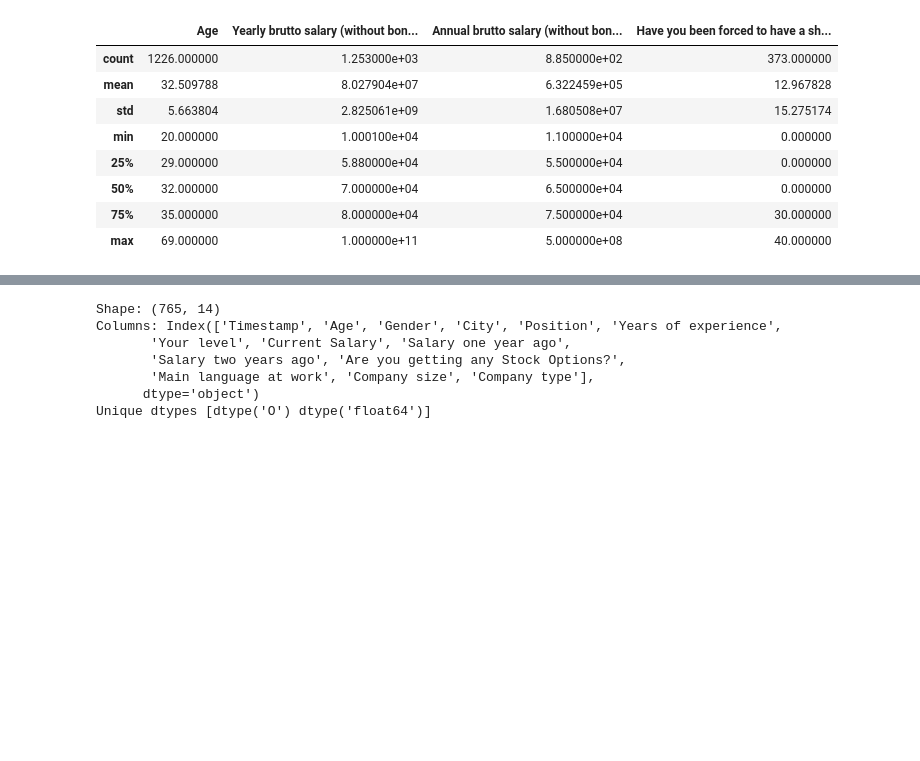
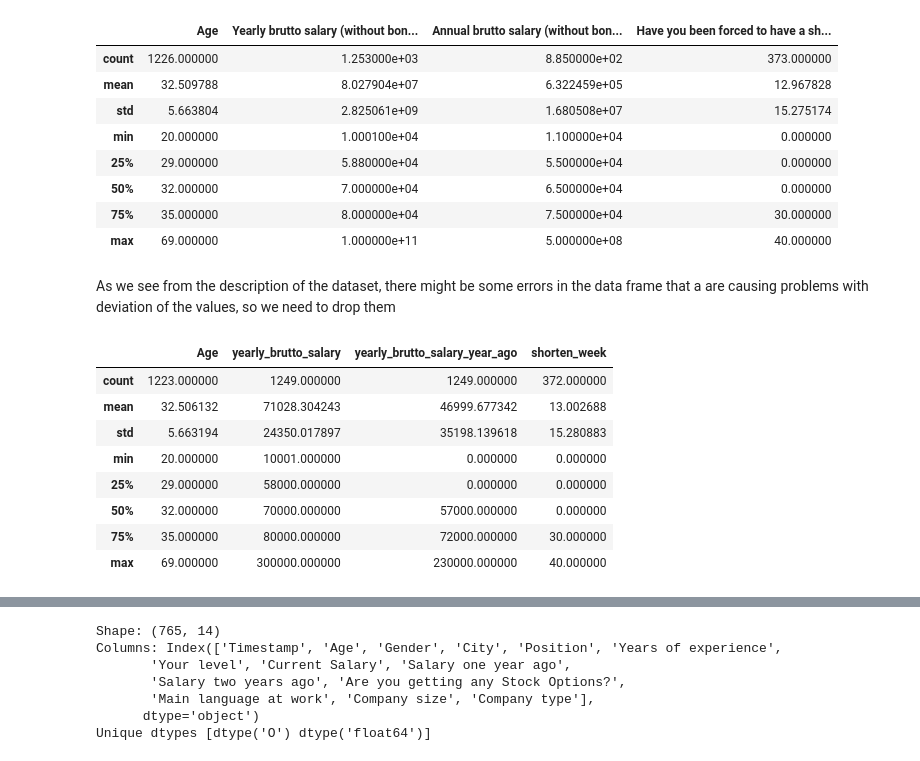
Before and after one commit to x00Pavel/Data-Storage-and-Preparation-projects, a Jupyter notebook: projekt-2/main.ipynb, the cells around one changed output, grey strips where cells are left out. Cells and saved outputs as stored; diff of their text form; code cells hidden in the pictures; blank space fills up the shorter version.

```diff
--- a/projekt-2/main.ipynb
+++ b/projekt-2/main.ipynb
@@ -56,6 +59,25 @@ d1.describe()
 | 50% | 32.000000 | 7.000000e+04 | 6.500000e+04 | 0.000000 |
 | 75% | 35.000000 | 8.000000e+04 | 7.500000e+04 | 30.000000 |
 | max | 69.000000 | 1.000000e+11 | 5.000000e+08 | 40.000000 |
+# %% [markdown]
+As we see from the description of the dataset, there might be some errors in the data frame that a are causing problems with deviation of the values, so we need to drop them
+# %%
+d1.rename(columns={'Yearly brutto salary (without bonus and stocks) in EUR': 'yearly_brutto_salary',
+                   'Annual brutto salary (without bonus and stocks) one year ago. Only answer if staying in the same country': 'yearly_brutto_salary_year_ago',
+                   'Have you been forced to have a shorter working week (Kurzarbeit)? If yes, how many hours per week': 'shorten_week'},
+                   inplace=True)
+d1 = d1[(d1.yearly_brutto_salary < 8e5) & (d1.yearly_brutto_salary_year_ago < 7.5e5)]
+d1.describe()
+# %% [output]
+|  | Age | yearly_brutto_salary | yearly_brutto_salary_year_ago | shorten_week |
+| count | 1223.000000 | 1249.000000 | 1249.000000 | 372.000000 |
+| mean | 32.506132 | 71028.304243 | 46999.677342 | 13.002688 |
+| std | 5.663194 | 24350.017897 | 35198.139618 | 15.280883 |
+| min | 20.000000 | 10001.000000 | 0.000000 | 0.000000 |
+| 25% | 29.000000 | 58000.000000 | 0.000000 | 0.000000 |
+| 50% | 32.000000 | 70000.000000 | 57000.000000 | 0.000000 |
+| 75% | 35.000000 | 80000.000000 | 72000.000000 | 30.000000 |
+| max | 69.000000 | 300000.000000 | 230000.000000 | 40.000000 |
 # %%
 d1.describe(include="object")
 # %% [output]
```
Also changed, not shown: parts of 3 cells of this notebook.
